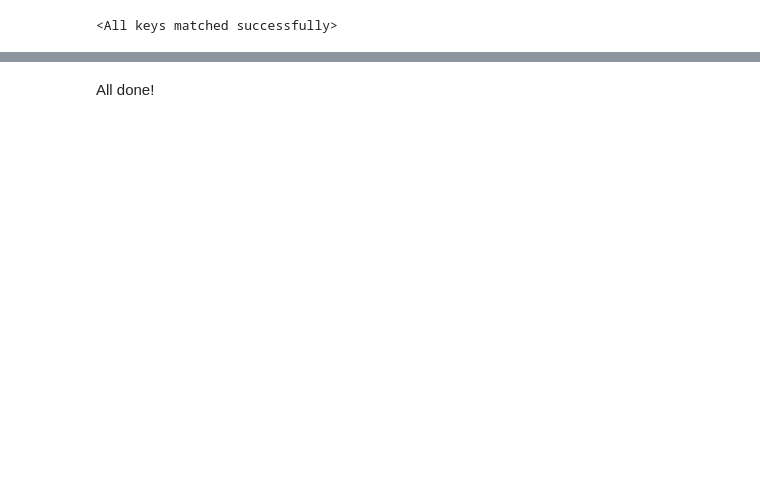
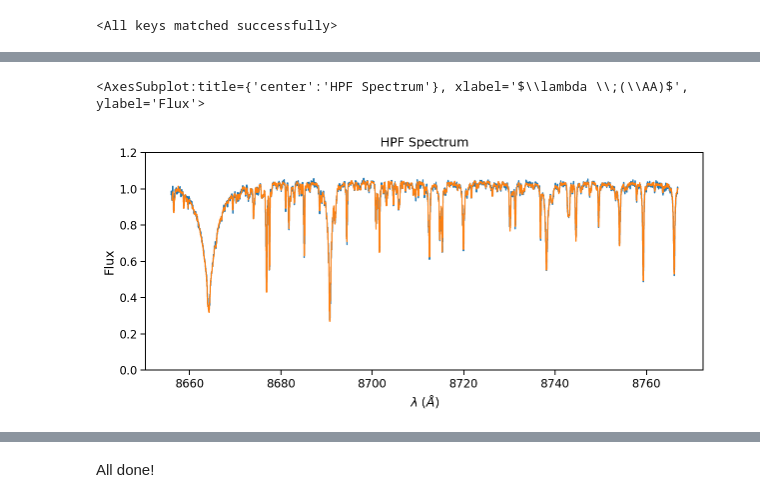
Before and after one commit to gully/blase, a Jupyter notebook: notebooks/paper_figure_Cloned_model_with_inset.ipynb, the cells around one changed output, grey strips where cells are left out. Drawn from its saved outputs; the diff is of its cells as text; code cells hidden in the pictures; blank space fills up the shorter version.

```diff
--- a/notebooks/paper_figure_Cloned_model_with_inset.ipynb
+++ b/notebooks/paper_figure_Cloned_model_with_inset.ipynb
@@ -90,0 +128,8 @@ mask.sum() / len(wl_native)
+# %%
+data_list = []
+for i, fn in enumerate(df.absolute_path.values):
+    data = HPFSpectrum(file=fn, order=5)
+
+    data = data.sky_subtract().deblaze().trim_edges((8, 2040)).barycentric_correct().normalize()
+    data = data.mask_tellurics(threshold=0.98)
+    data_list.append(data)
@@ -90,0 +138,11 @@ mask.sum() / len(wl_native)
+# %%
+pixel_midpoints = HPFSpectrum(file=fn, order=5).wavelength.value
+# %%
+comb_spec = combine_spectra_misaligned(data_list, pixel_midpoints=pixel_midpoints)
+# %%
+ax = data.plot(ylo=0)
+comb_spec.plot(ax=ax)
+#ax.set_xlim(8580, 8600)
+# %% [output]
+<AxesSubplot:title={'center':'HPF Spectrum'}, xlabel='$\\lambda \\;(\\AA)$', ylabel='Flux'>
+[figure, added]
```
Also changed, not shown: parts of 31 cells of this notebook, 4 other files.
